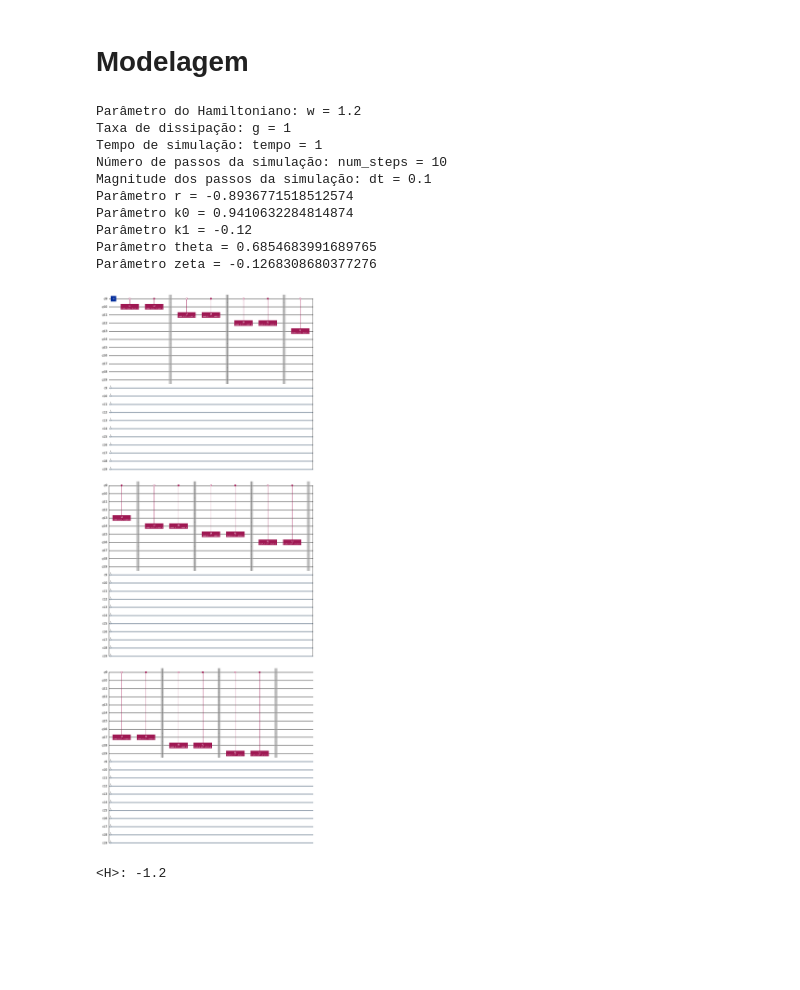
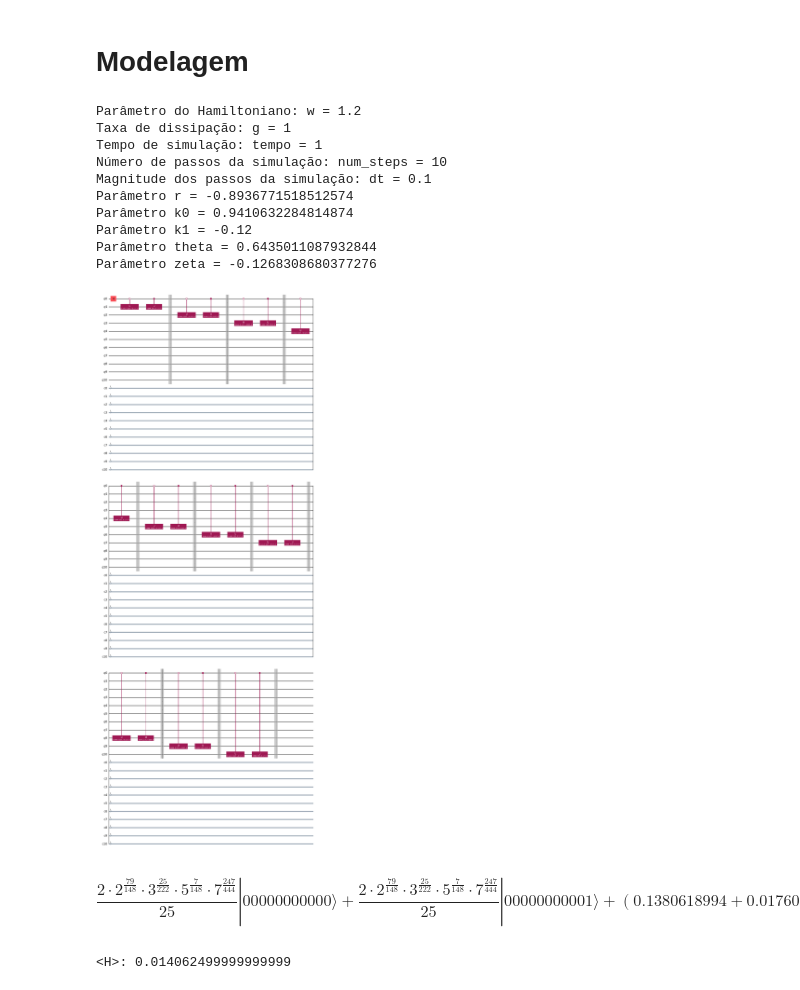
Before and after one commit to LucioFassarella/SSD---Simulacoes-de-Sistemas-Dissipativos, a Jupyter notebook: SQSD_Modelo_qubit_fase-amortecida.ipynb, the cells around one changed output. Saved outputs shown, nothing was run; the diff lists cells and outputs as text; code cells hidden in the pictures; blank space fills up the shorter version.

```diff
--- a/SQSD_Modelo_qubit_fase-amortecida.ipynb
+++ b/SQSD_Modelo_qubit_fase-amortecida.ipynb
@@ -189,7 +189,7 @@ print(f"Parâmetro k0 = {k0}")
 k1 = -w*dt
 print(f"Parâmetro k1 = {k1}")
 
-theta = 2*np.arctan(np.sqrt(g*dt/k0**2 + k1**2))
+theta = 2*np.arctan(np.sqrt(g*dt/(k0**2 + k1**2)))
 print(f"Parâmetro theta = {theta}")
 
 zeta = np.arctan(k1/k0)
@@ -203,7 +203,7 @@ Magnitude dos passos da simulação: dt = 0.1
 Parâmetro r = -0.8936771518512574
 Parâmetro k0 = 0.9410632284814874
 Parâmetro k1 = -0.12
-Parâmetro theta = 0.6854683991689765
+Parâmetro theta = 0.6435011087932844
 Parâmetro zeta = -0.1268308680377276
 # %%
 "CIRCUITO QUÂNTICO DA SIMULAÇÃO"
@@ -219,38 +219,46 @@ cbt_clock = [ClassicalRegister(1) for step in range(num_steps)] # registros para
 qcirc = QuantumCircuit(qbt_system, *qbt_clock, cbt_system, *cbt_clock) # circuito quântico da simulação
 
 #qc_simulacao.draw()
 
 "ESTADO INICIAL"
 
-qcirc.x(qbt_system[0])
+qcirc.h(qbt_system[0])
 
 "HAMILTONIANO"
 
 # Hamiltoniano
 from qiskit.quantum_info import SparsePauliOp
 
 Hamiltoniano = SparsePauliOp.from_sparse_list([("Z", [0], w)], num_qubits= num_qubts) # Hamiltoniano
 
 "UNITÁRIO DE STINESPRING"
 
 from qiskit.circuit.library import UGate
 
 W0_gate = UGate(theta, -zeta, zeta)
 CW0_gate = W0_gate.control(1, ctrl_state = "0")
 
 W1_gate = UGate(theta, zeta + np.pi, -zeta)
-CW1_gate = W0_gate.control(1, ctrl_state = "1")
+CW1_gate = W1_gate.control(1, ctrl_state = "1")
 
 for step in range(num_steps):
     qcirc.append(CW0_gate, [qbt_system[0], qbt_clock[step][0]])
     qcirc.append(CW1_gate, [qbt_system[0], qbt_clock[step][0]])
     qcirc.barrier()
 
 qcirc.draw('mpl')
 # %% [output]
-[figure, old version]
+[figure, new version]
 # %%
 "EXPERIMENTOS"
+# %%
+from qiskit.quantum_info import Statevector
+
+vetor_estado = Statevector(qcirc)
+
+vetor_estado.draw('latex')
+# %% [output]
+$$\frac{2 \cdot 2^{\frac{79}{148}} \cdot 3^{\frac{25}{222}} \cdot 5^{\frac{7}{148}} \cdot 7^{\frac{247}{444}}}{25} |00000000000\rangle+\frac{2 \cdot 2^{\frac{79}{148}} \cdot 3^{\frac{25}{222}} \cdot 5^{\frac{7}{148}} \cdot 7^{\frac{247}{444}}}{25} |00000000001\rangle+(0.1380618994 + 0.0176050104 i) |00000000010\rangle+(-0.1380618994 + 0.0176050104 i) |00000000011\rangle+(0.1380618994 + 0.0176050104 i) |00000000100\rangle+(-0.1380618994 + 0.0176050104 i) |00000000101\rangle + \ldots +(-8.83 \cdot 10^{-6} + 1.92881 \cdot 10^{-5} i) |11111111011\rangle+(8.83 \cdot 10^{-6} + 1.92881 \cdot 10^{-5} i) |11111111100\rangle+(-8.83 \cdot 10^{-6} + 1.92881 \cdot 10^{-5} i) |11111111101\rangle+(2.1064 \cdot 10^{-6} + 6.75 \cdot 10^{-6} i) |11111111110\rangle+(2.1064 \cdot 10^{-6} - 6.75 \cdot 10^{-6} i) |11111111111\rangle$$
 # %%
 from qiskit_aer.primitives import Estimator as AerEstimator
 
@@ -269,4 +277,4 @@ expectation_value = result.values[0]
 
 print(f"<H>: {expectation_value}")
 # %% [output]
-<H>: -1.2
+<H>: 0.014062499999999999
```
Also changed, not shown: parts of 1 cell of this notebook.
